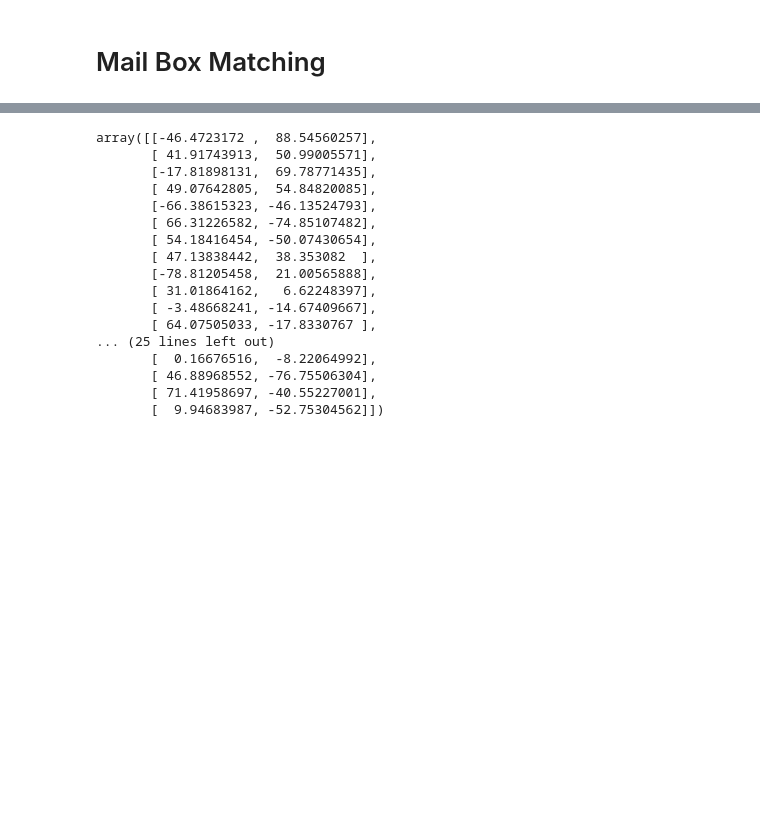
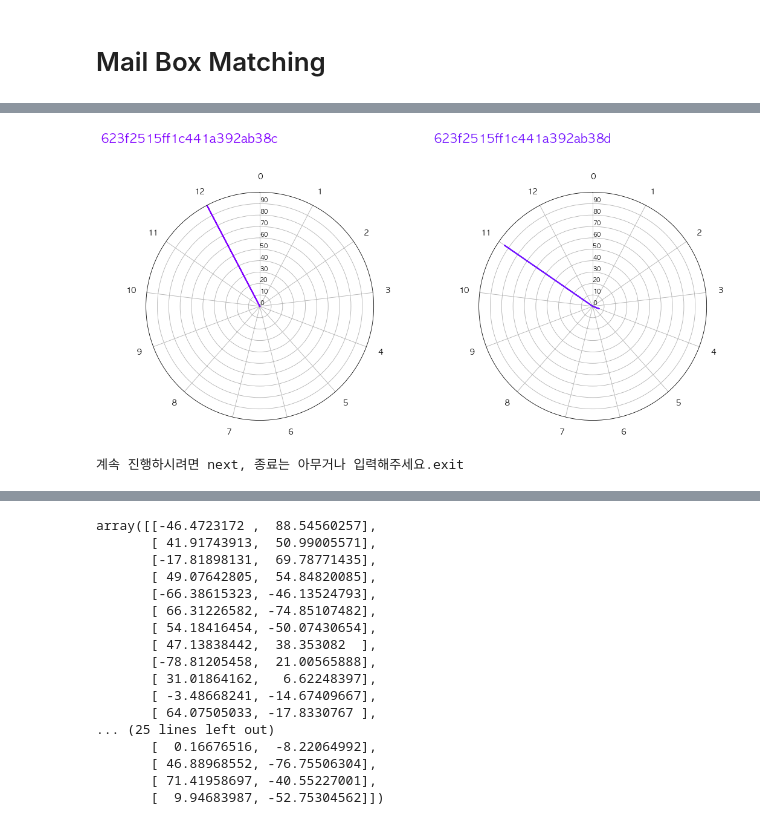
Before and after one commit to formegusto/research-muletter, a Jupyter notebook: pt4. MailBox Clustering.ipynb, the cells around one changed output, grey strips where cells are left out. Saved outputs shown, nothing was run; the diff lists cells and outputs as text; code cells hidden in the pictures; blank space fills up the shorter version.

```diff
--- a/pt4. MailBox Clustering.ipynb
+++ b/pt4. MailBox Clustering.ipynb
@@ -64,9 +55,2 @@ sorting okay
 # %% [markdown]
 # Mail Box Matching
-# %%
-ms = utils.MatchingSystem(
-    norm_features = norm_features,
-    kmeans = kmeans
-)
-
-ms.music_label.head()
@@ -103,0 +68,5 @@ mail_box_radar.head()
+# %%
+ms.visual_radar_step()
+# %% [output]
+[figure, added]
+계속 진행하시려면 next, 종료는 아무거나 입력해주세요.exit
```
Also changed, not shown: parts of 14 cells of this notebook, 1 other file.
